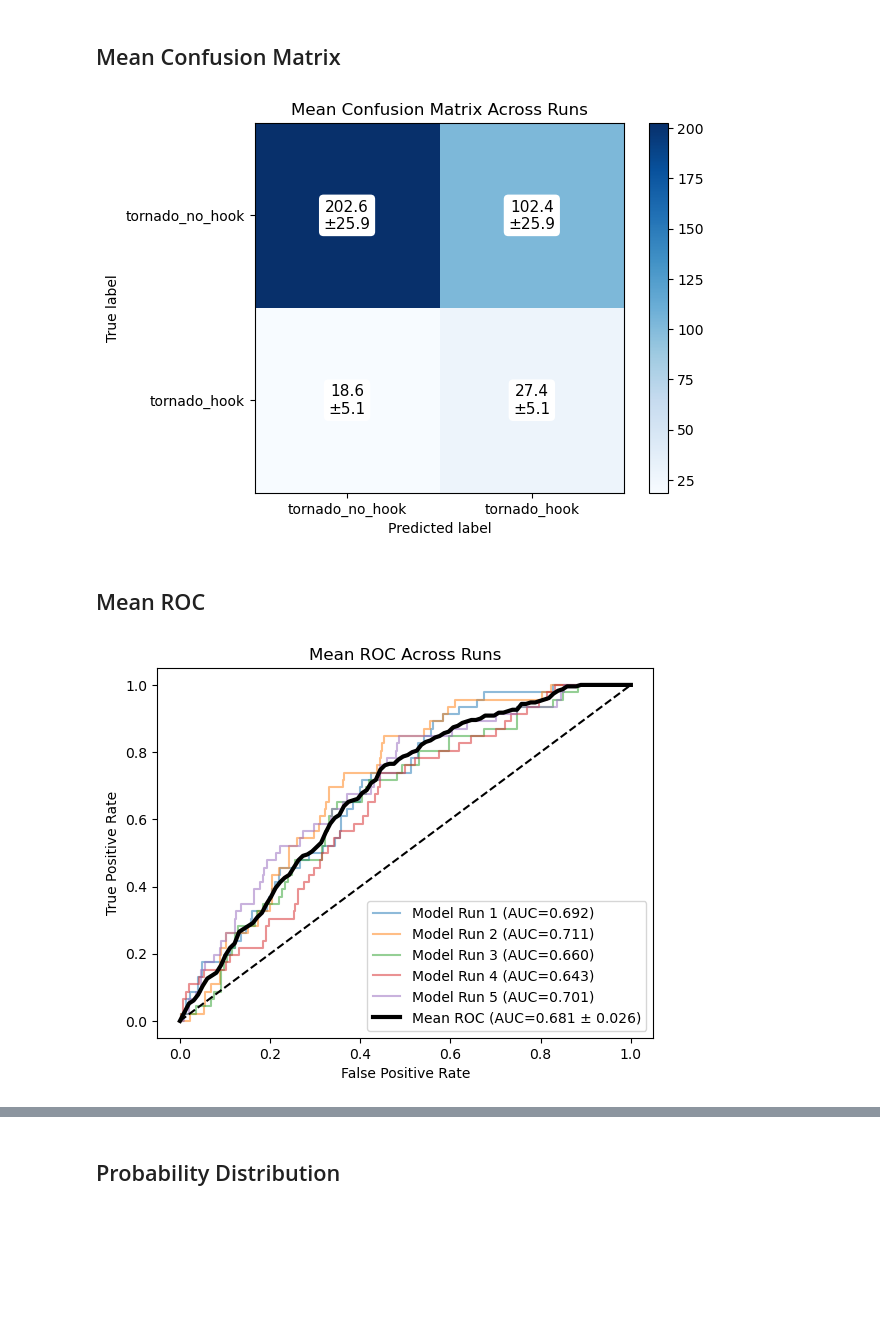
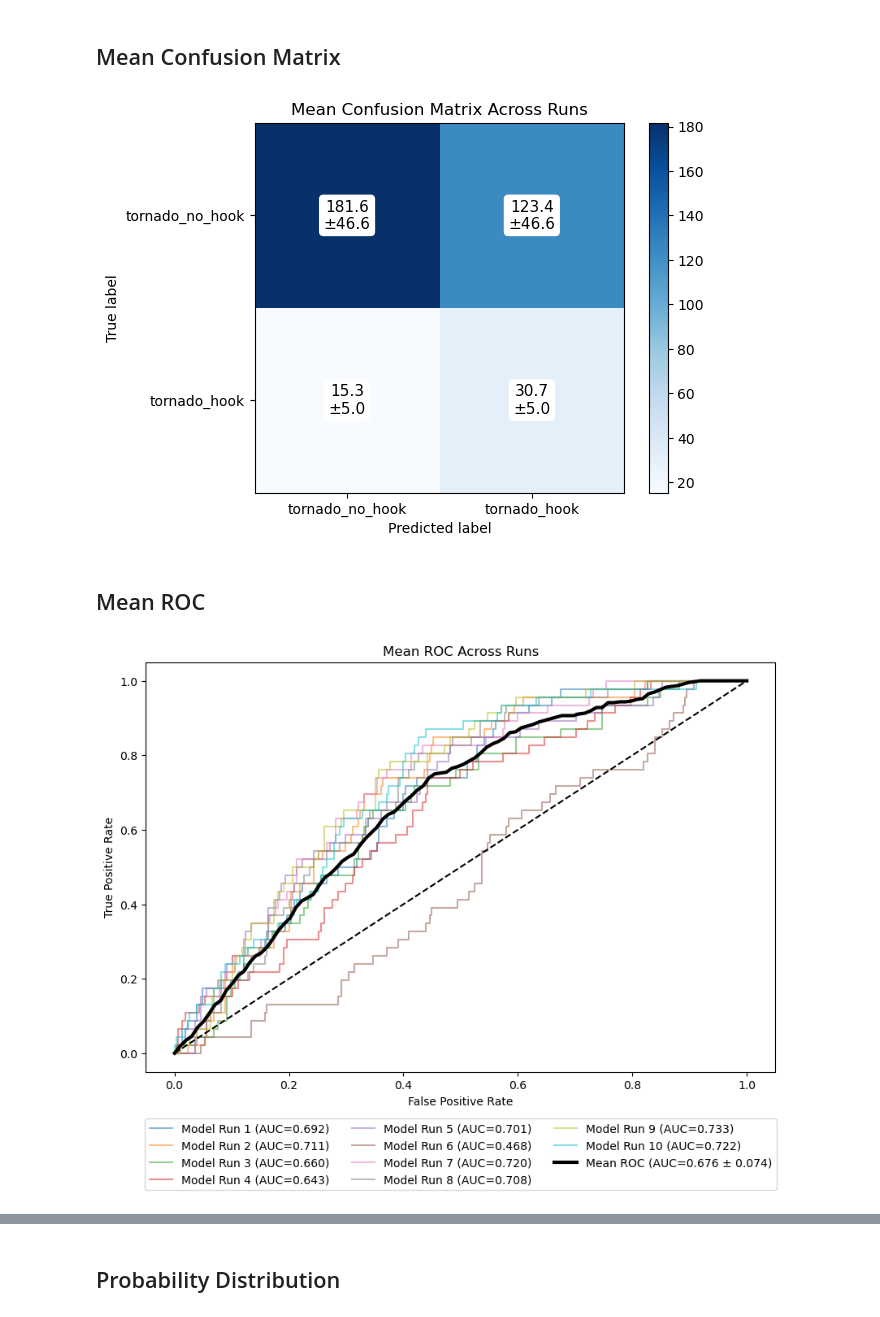
Before and after one commit to UW-MLGEO/2026MLGeo-CloudsTeam, a Jupyter notebook: torhook_model_PLOTS.ipynb, the cells around one changed output, grey strips where cells are left out. Drawn from its saved outputs; the diff is of its cells as text; code cells hidden in the pictures; blank space fills up the shorter version.

```diff
--- a/torhook_model_PLOTS.ipynb
+++ b/torhook_model_PLOTS.ipynb
@@ -36,12 +41,17 @@ import pandas as pd
 import numpy as np
 from sklearn.metrics import confusion_matrix
 
-files = [
+files = [ # these are saved locally and the .csv names will probably be different
     "tornet_validation_predictions_2ndrun.csv",
     "tornet_validation_predictions_3rdrun.csv",
     "tornet_validation_predictions_4thrun.csv",
     "tornet_validation_predictions_5thrun.csv",
-    "tornet_validation_predictions_6thrun.csv"
+    "tornet_validation_predictions_6thrun.csv",
+    "tornet_validation_predictions_7thrun.csv",
+    "tornet_validation_predictions_8thrun.csv",
+    "tornet_validation_predictions_9thrun.csv",
+    "tornet_validation_predictions_10thrun.csv",
+    "tornet_validation_predictions_11thrun.csv"
 ]
 
 dfs = []
@@ -102,7 +112,7 @@ for i in range(mean_cm.shape[0]):
 plt.title("Mean Confusion Matrix Across Runs")
 plt.show()
 # %% [output]
-[figure, old version]
+[figure, new version]
 # %% [markdown]
 ## Mean ROC
 # %%
@@ -111,7 +121,7 @@ mean_fpr = np.linspace(0,1,100)
 tprs = []
 aucs = []
 
-plt.figure()
+plt.figure(figsize=(10,8))   # make figure larger
 
 for i, f in enumerate(files):
 
@@ -128,32 +138,39 @@ for i, f in enumerate(files):
 
     run_name = f"Model Run {i+1}"
 
     plt.plot(
         fpr,
         tpr,
         alpha=0.5,
         label=f"{run_name} (AUC={roc_auc:.3f})"
     )
 
 mean_tpr = np.mean(tprs, axis=0)
 mean_auc = np.mean(aucs)
 std_auc = np.std(aucs)
 
 plt.plot(
     mean_fpr,
     mean_tpr,
     linewidth=3,
     color="black",
     label=f"Mean ROC (AUC={mean_auc:.3f} ± {std_auc:.3f})"
 )
 
 plt.plot([0,1],[0,1],'k--')
 
 plt.xlabel("False Positive Rate")
 plt.ylabel("True Positive Rate")
 plt.title("Mean ROC Across Runs")
 
-plt.legend()
+plt.legend(
+    loc="upper center",
+    bbox_to_anchor=(0.5, -0.1),
+    ncol=3
+)
+
+plt.subplots_adjust(bottom=0.25)
+
 plt.show()
 # %% [output]
-[figure, old version]
+[figure, new version]
```
Also changed, not shown: parts of 10 cells of this notebook, 1 other file.
